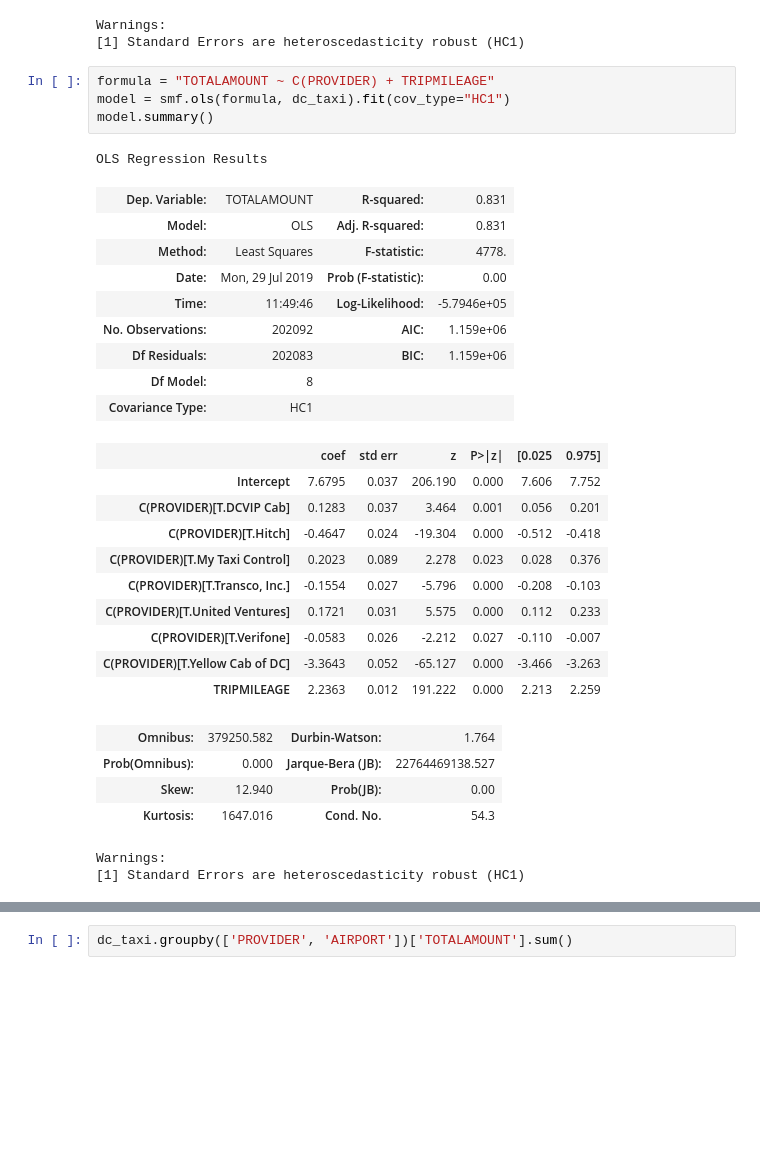
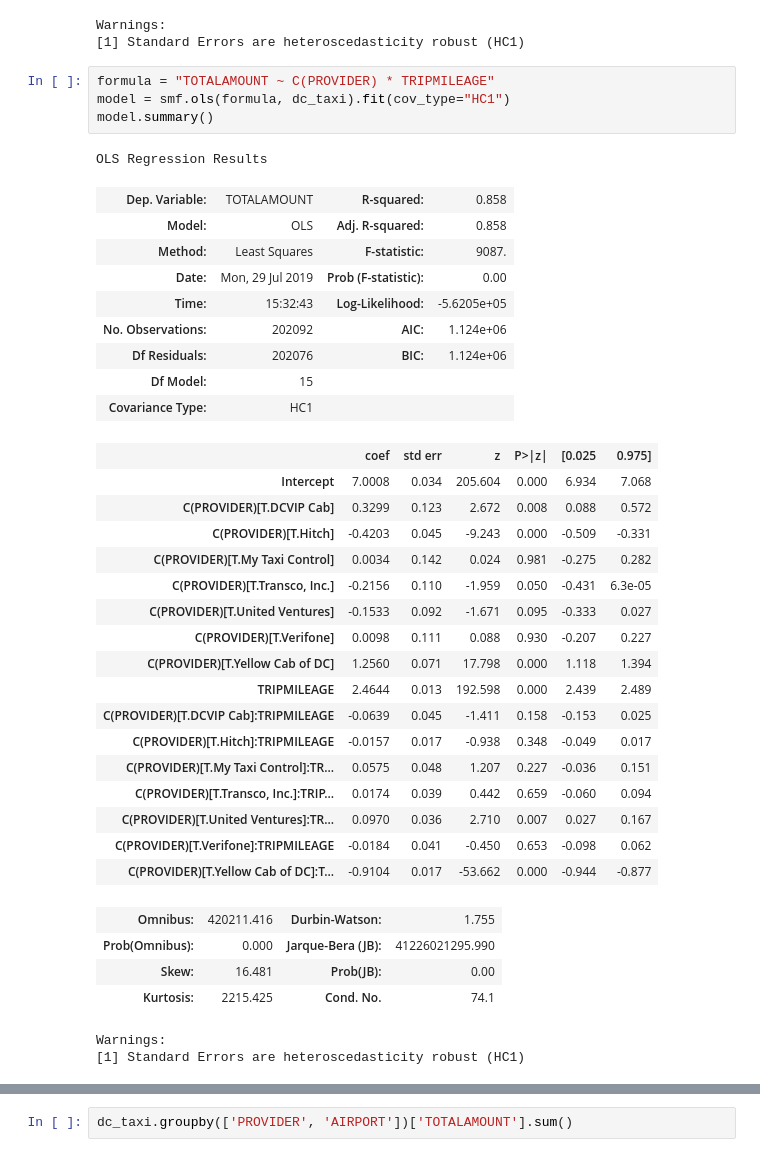
Before and after one commit to keita-dc/FlatironProject4, a Jupyter notebook: DC_taxi_trips.ipynb, the cells around one changed output, grey strips where cells are left out. Drawn from its saved outputs; the diff is of its cells as text; blank space fills up the shorter version.

```diff
--- a/DC_taxi_trips.ipynb
+++ b/DC_taxi_trips.ipynb
@@ -152,33 +162,40 @@ OLS Regression Results
 Warnings:
 [1] Standard Errors are heteroscedasticity robust (HC1)
 # %%
-formula = "TOTALAMOUNT ~ C(PROVIDER) + TRIPMILEAGE"
+formula = "TOTALAMOUNT ~ C(PROVIDER) * TRIPMILEAGE"
 model = smf.ols(formula, dc_taxi).fit(cov_type="HC1")
 model.summary()
 # %% [output]
 OLS Regression Results
-| Dep. Variable: | TOTALAMOUNT | R-squared: | 0.831 |
-| Model: | OLS | Adj. R-squared: | 0.831 |
-| Method: | Least Squares | F-statistic: | 4778. |
+| Dep. Variable: | TOTALAMOUNT | R-squared: | 0.858 |
+| Model: | OLS | Adj. R-squared: | 0.858 |
+| Method: | Least Squares | F-statistic: | 9087. |
 | Date: | Mon, 29 Jul 2019 | Prob (F-statistic): | 0.00 |
-| Time: | 11:49:46 | Log-Likelihood: | -5.7946e+05 |
-| No. Observations: | 202092 | AIC: | 1.159e+06 |
-| Df Residuals: | 202083 | BIC: | 1.159e+06 |
-| Df Model: | 8 |  |  |
+| Time: | 15:32:43 | Log-Likelihood: | -5.6205e+05 |
+| No. Observations: | 202092 | AIC: | 1.124e+06 |
+| Df Residuals: | 202076 | BIC: | 1.124e+06 |
+| Df Model: | 15 |  |  |
 | Covariance Type: | HC1 |  |  |
 |  | coef | std err | z | P>|z| | [0.025 | 0.975] |
-| Intercept | 7.6795 | 0.037 | 206.190 | 0.000 | 7.606 | 7.752 |
-| C(PROVIDER)[T.DCVIP Cab] | 0.1283 | 0.037 | 3.464 | 0.001 | 0.056 | 0.201 |
-| C(PROVIDER)[T.Hitch] | -0.4647 | 0.024 | -19.304 | 0.000 | -0.512 | -0.418 |
-| C(PROVIDER)[T.My Taxi Control] | 0.2023 | 0.089 | 2.278 | 0.023 | 0.028 | 0.376 |
-| C(PROVIDER)[T.Transco, Inc.] | -0.1554 | 0.027 | -5.796 | 0.000 | -0.208 | -0.103 |
-| C(PROVIDER)[T.United Ventures] | 0.1721 | 0.031 | 5.575 | 0.000 | 0.112 | 0.233 |
-| C(PROVIDER)[T.Verifone] | -0.0583 | 0.026 | -2.212 | 0.027 | -0.110 | -0.007 |
-| C(PROVIDER)[T.Yellow Cab of DC] | -3.3643 | 0.052 | -65.127 | 0.000 | -3.466 | -3.263 |
-| TRIPMILEAGE | 2.2363 | 0.012 | 191.222 | 0.000 | 2.213 | 2.259 |
+| Intercept | 7.0008 | 0.034 | 205.604 | 0.000 | 6.934 | 7.068 |
+| C(PROVIDER)[T.DCVIP Cab] | 0.3299 | 0.123 | 2.672 | 0.008 | 0.088 | 0.572 |
+| C(PROVIDER)[T.Hitch] | -0.4203 | 0.045 | -9.243 | 0.000 | -0.509 | -0.331 |
+| C(PROVIDER)[T.My Taxi Control] | 0.0034 | 0.142 | 0.024 | 0.981 | -0.275 | 0.282 |
+| C(PROVIDER)[T.Transco, Inc.] | -0.2156 | 0.110 | -1.959 | 0.050 | -0.431 | 6.3e-05 |
+| C(PROVIDER)[T.United Ventures] | -0.1533 | 0.092 | -1.671 | 0.095 | -0.333 | 0.027 |
+| C(PROVIDER)[T.Verifone] | 0.0098 | 0.111 | 0.088 | 0.930 | -0.207 | 0.227 |
+| C(PROVIDER)[T.Yellow Cab of DC] | 1.2560 | 0.071 | 17.798 | 0.000 | 1.118 | 1.394 |
+| TRIPMILEAGE | 2.4644 | 0.013 | 192.598 | 0.000 | 2.439 | 2.489 |
+| C(PROVIDER)[T.DCVIP Cab]:TRIPMILEAGE | -0.0639 | 0.045 | -1.411 | 0.158 | -0.153 | 0.025 |
+| C(PROVIDER)[T.Hitch]:TRIPMILEAGE | -0.0157 | 0.017 | -0.938 | 0.348 | -0.049 | 0.017 |
+| C(PROVIDER)[T.My Taxi Control]:TR... | 0.0575 | 0.048 | 1.207 | 0.227 | -0.036 | 0.151 |
+| C(PROVIDER)[T.Transco, Inc.]:TRIP... | 0.0174 | 0.039 | 0.442 | 0.659 | -0.060 | 0.094 |
+| C(PROVIDER)[T.United Ventures]:TR... | 0.0970 | 0.036 | 2.710 | 0.007 | 0.027 | 0.167 |
+| C(PROVIDER)[T.Verifone]:TRIPMILEAGE | -0.0184 | 0.041 | -0.450 | 0.653 | -0.098 | 0.062 |
+| C(PROVIDER)[T.Yellow Cab of DC]:T... | -0.9104 | 0.017 | -53.662 | 0.000 | -0.944 | -0.877 |
-| Omnibus: | 379250.582 | Durbin-Watson: | 1.764 |
-| Prob(Omnibus): | 0.000 | Jarque-Bera (JB): | 22764469138.527 |
-| Skew: | 12.940 | Prob(JB): | 0.00 |
-| Kurtosis: | 1647.016 | Cond. No. | 54.3 |
+| Omnibus: | 420211.416 | Durbin-Watson: | 1.755 |
+| Prob(Omnibus): | 0.000 | Jarque-Bera (JB): | 41226021295.990 |
+| Skew: | 16.481 | Prob(JB): | 0.00 |
+| Kurtosis: | 2215.425 | Cond. No. | 74.1 |
 Warnings:
 [1] Standard Errors are heteroscedasticity robust (HC1)
```
Also changed, not shown: parts of 16 cells of this notebook.
